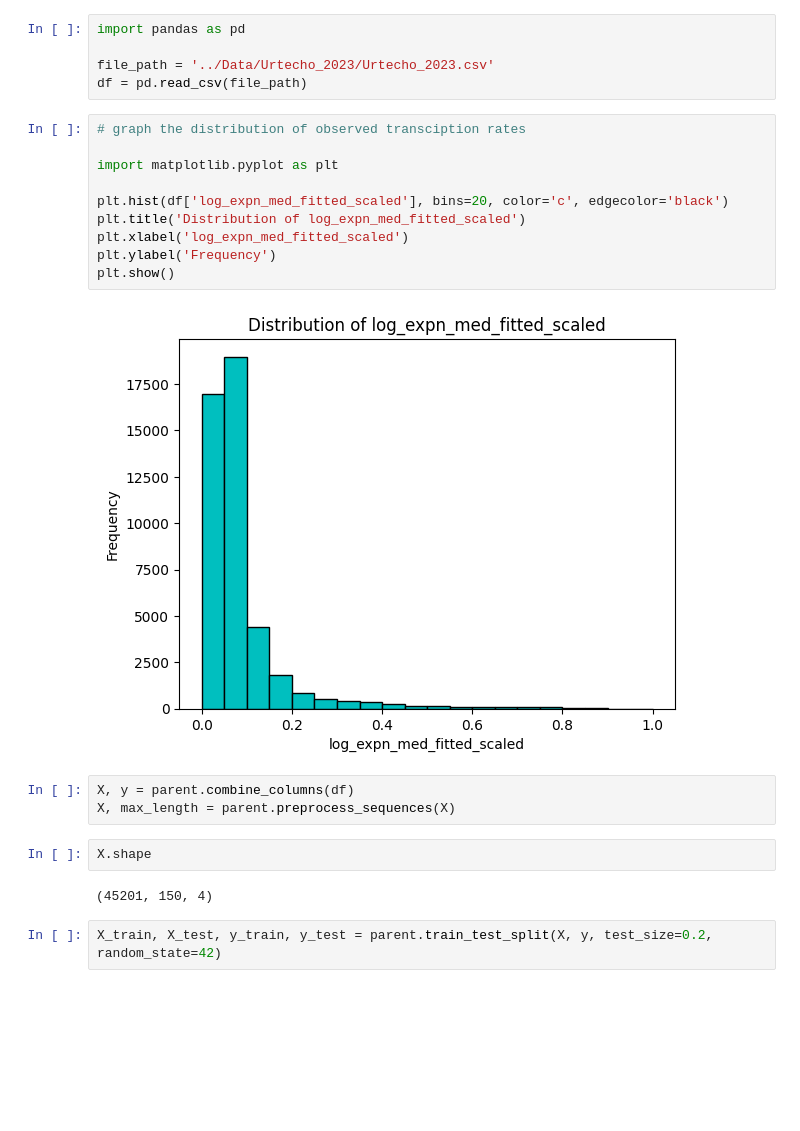
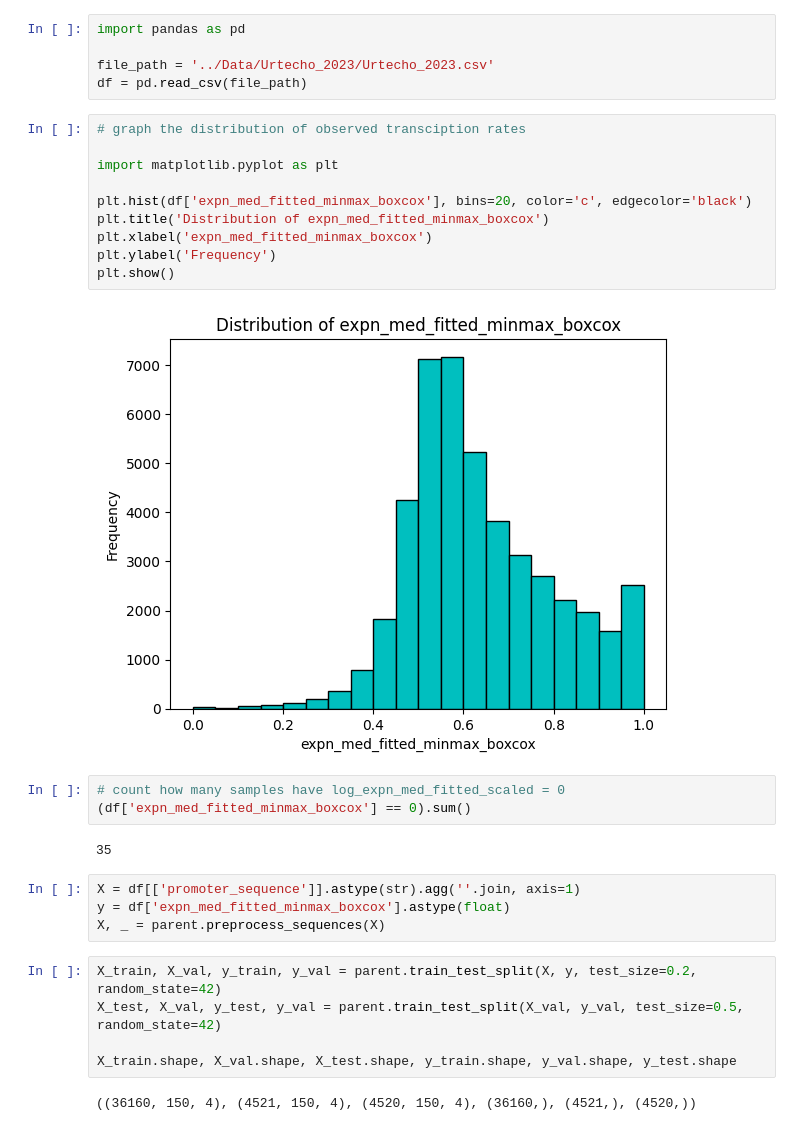
Before and after one commit to Rhys-sg/promoter-sequence-transcription-rates, a Jupyter notebook: v2/Testing CNN Urtecho 2023/CNN_Urtecho_1_0.ipynb, the cells around one changed output. Cells and saved outputs as stored; diff of their text form; blank space fills up the shorter version.

```diff
--- a/v2/Testing CNN Urtecho 2023/CNN_Urtecho_1_0.ipynb
+++ b/v2/Testing CNN Urtecho 2023/CNN_Urtecho_1_0.ipynb
@@ -14,24 +14,31 @@ df = pd.read_csv(file_path)
 # %%
 # graph the distribution of observed transciption rates
 
 import matplotlib.pyplot as plt
 
-plt.hist(df['log_expn_med_fitted_scaled'], bins=20, color='c', edgecolor='black')
-plt.title('Distribution of log_expn_med_fitted_scaled')
-plt.xlabel('log_expn_med_fitted_scaled')
+plt.hist(df['expn_med_fitted_minmax_boxcox'], bins=20, color='c', edgecolor='black')
+plt.title('Distribution of expn_med_fitted_minmax_boxcox')
+plt.xlabel('expn_med_fitted_minmax_boxcox')
 plt.ylabel('Frequency')
 plt.show()
 # %% [output]
-[figure, old version]
+[figure, new version]
+# %%
+# count how many samples have log_expn_med_fitted_scaled = 0
+(df['expn_med_fitted_minmax_boxcox'] == 0).sum()
+# %% [output]
+35
 # %%
-X, y = parent.combine_columns(df)
-X, max_length = parent.preprocess_sequences(X)
+X = df[['promoter_sequence']].astype(str).agg(''.join, axis=1)
+y = df['expn_med_fitted_minmax_boxcox'].astype(float)
+X, _ = parent.preprocess_sequences(X)
-# %%
-X.shape
-# %% [output]
-(45201, 150, 4)
-# %%
-X_train, X_test, y_train, y_test = parent.train_test_split(X, y, test_size=0.2, random_state=42)
+# %%
+X_train, X_val, y_train, y_val = parent.train_test_split(X, y, test_size=0.2, random_state=42)
+X_test, X_val, y_test, y_val = parent.train_test_split(X_val, y_val, test_size=0.5, random_state=42)
+
+X_train.shape, X_val.shape, X_test.shape, y_train.shape, y_val.shape, y_test.shape
+# %% [output]
+((36160, 150, 4), (4521, 150, 4), (4520, 150, 4), (36160,), (4521,), (4520,))
 # %%
 model = parent.build_cnn_model(X.shape[1:])
 history = parent.train_model(model, X_train, y_train, X_test, y_test)
```
Also changed, not shown: parts of 4 cells of this notebook, 10 other files.
